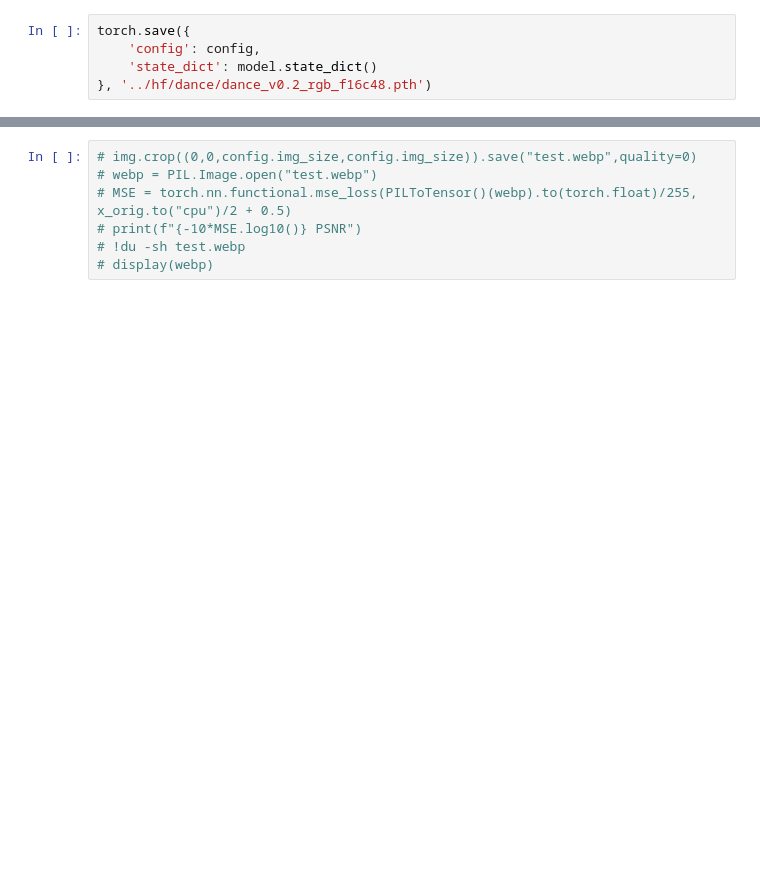
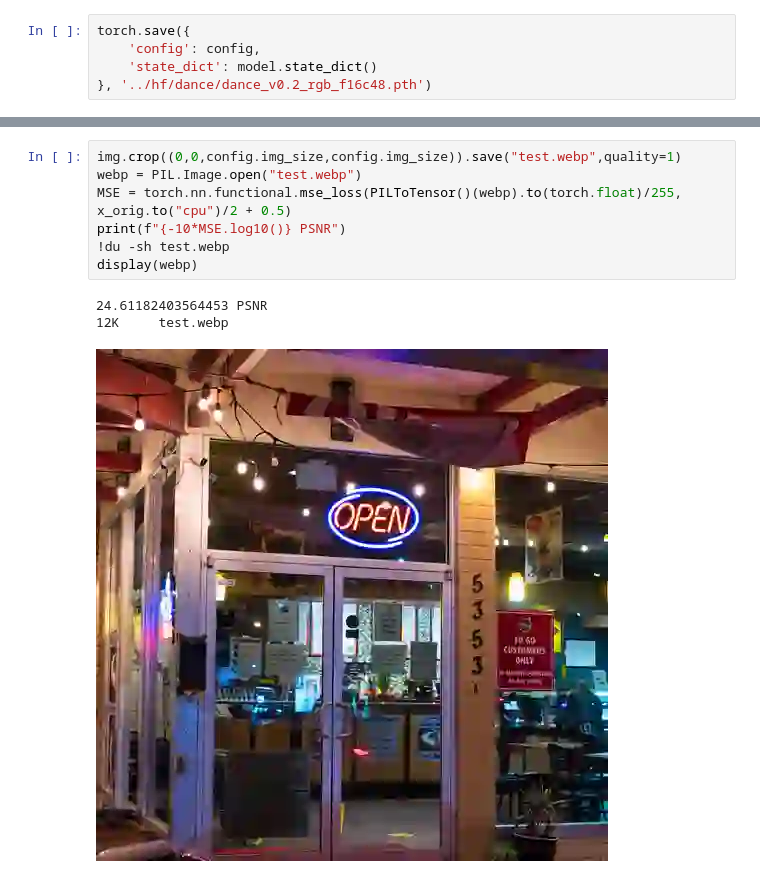
Before and after one commit to danjacobellis/autodance, a Jupyter notebook: AutoJPEG_enc2.ipynb, the cells around one changed output, grey strips where cells are left out. Cells and saved outputs as stored; diff of their text form; blank space fills up the shorter version.

```diff
--- a/AutoJPEG_enc2.ipynb
+++ b/AutoJPEG_enc2.ipynb
@@ -166,9 +173,13 @@ bpc: 1.1406259179346943, cr: 112.21908777223538
 # %%
-# img.crop((0,0,config.img_size,config.img_size)).save("test.webp",quality=0)
-# webp = PIL.Image.open("test.webp")
-# MSE = torch.nn.functional.mse_loss(PILToTensor()(webp).to(torch.float)/255, x_orig.to("cpu")/2 + 0.5)
-# print(f"{-10*MSE.log10()} PSNR")
-# !du -sh test.webp
-# display(webp)
+img.crop((0,0,config.img_size,config.img_size)).save("test.webp",quality=1)
+webp = PIL.Image.open("test.webp")
+MSE = torch.nn.functional.mse_loss(PILToTensor()(webp).to(torch.float)/255, x_orig.to("cpu")/2 + 0.5)
+print(f"{-10*MSE.log10()} PSNR")
+!du -sh test.webp
+display(webp)
+# %% [output]
+24.61182403564453 PSNR
+12K     test.webp
+[figure, added]
 # %%
 1/(np.mean(rate_losses[-100:])/np.mean(losses[-100:]))
```
Also changed, not shown: parts of 7 cells of this notebook.
